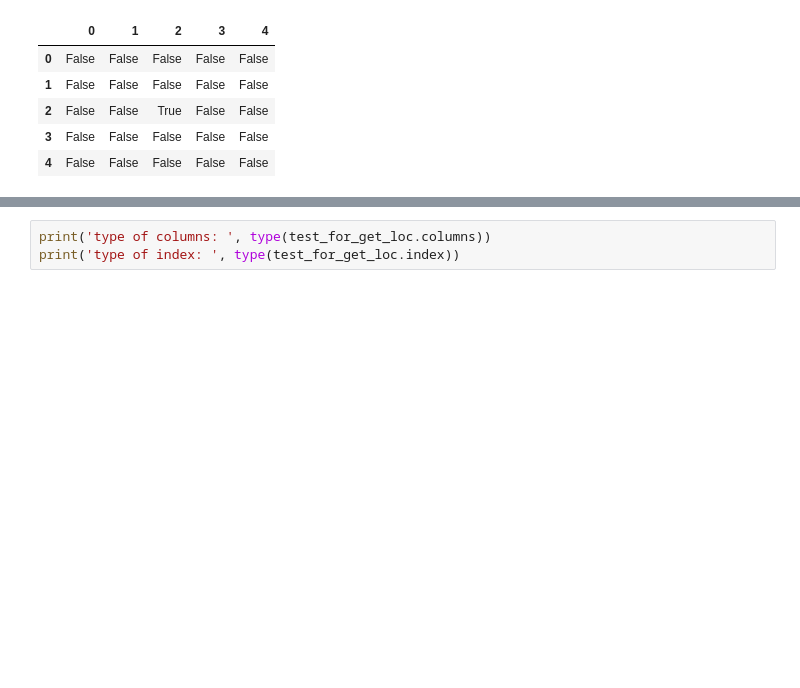
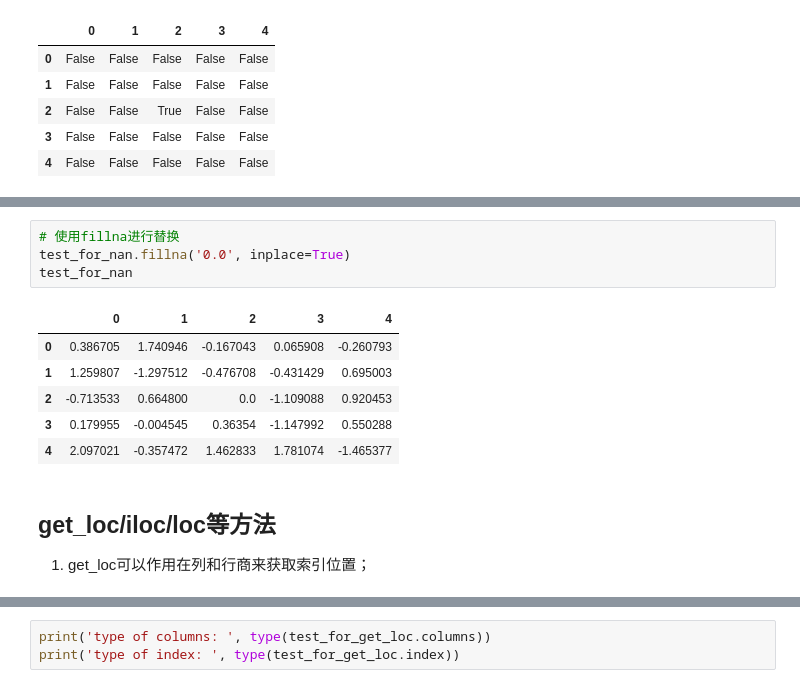
Before and after one commit to MMMMysticY/Python-For-Data-Analysis, a Jupyter notebook: 常用方法.ipynb, the cells around one changed output, grey strips where cells are left out. Saved outputs shown, nothing was run; the diff lists cells and outputs as text; blank space fills up the shorter version.

```diff
--- a/常用方法.ipynb
+++ b/常用方法.ipynb
@@ -229,3 +249,17 @@ test_for_nan[pd.isna(test_for_nan[2])]
+# %%
+# 使用fillna进行替换
+test_for_nan.fillna('0.0', inplace=True)
+test_for_nan
+# %% [output]
+|  | 0 | 1 | 2 | 3 | 4 |
+| 0 | 0.386705 | 1.740946 | -0.167043 | 0.065908 | -0.260793 |
+| 1 | 1.259807 | -1.297512 | -0.476708 | -0.431429 | 0.695003 |
+| 2 | -0.713533 | 0.664800 | 0.0 | -1.109088 | 0.920453 |
+| 3 | 0.179955 | -0.004545 | 0.36354 | -1.147992 | 0.550288 |
+| 4 | 2.097021 | -0.357472 | 1.462833 | 1.781074 | -1.465377 |
+# %% [markdown]
+## get_loc/iloc/loc等方法
+1. get_loc可以作用在列和行商来获取索引位置；
 # %%
 # -------------------------------------------------------
 # 5.get_loc方法
```
Also changed, not shown: parts of 20 cells of this notebook, 1 other file.
